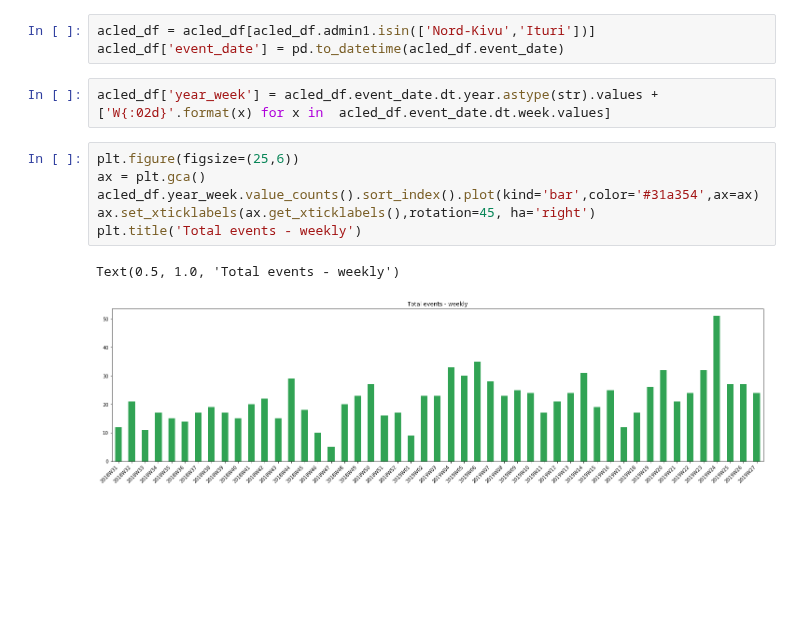
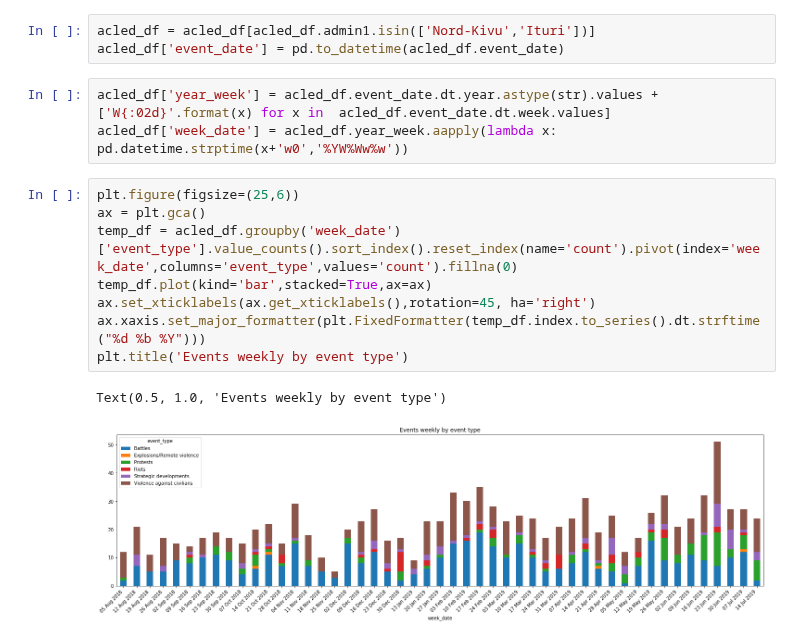
Before and after one commit to NSSAC/DRC_Ebola_2018, a Jupyter notebook: notebooks/acled_EDA.ipynb, the cells around one changed output. Saved outputs shown, nothing was run; the diff lists cells and outputs as text; blank space fills up the shorter version.

```diff
--- a/notebooks/acled_EDA.ipynb
+++ b/notebooks/acled_EDA.ipynb
@@ -37,12 +38,15 @@ acled_df = acled_df[acled_df.admin1.isin(['Nord-Kivu','Ituri'])]
 acled_df['event_date'] = pd.to_datetime(acled_df.event_date)
 # %%
 acled_df['year_week'] = acled_df.event_date.dt.year.astype(str).values + ['W{:02d}'.format(x) for x in  acled_df.event_date.dt.week.values]
+acled_df['week_date'] = acled_df.year_week.aapply(lambda x: pd.datetime.strptime(x+'w0','%YW%Ww%w'))
 # %%
 plt.figure(figsize=(25,6))
 ax = plt.gca()
-acled_df.year_week.value_counts().sort_index().plot(kind='bar',color='#31a354',ax=ax)
+temp_df = acled_df.groupby('week_date')['event_type'].value_counts().sort_index().reset_index(name='count').pivot(index='week_date',columns='event_type',values='count').fillna(0)
+temp_df.plot(kind='bar',stacked=True,ax=ax)
 ax.set_xticklabels(ax.get_xticklabels(),rotation=45, ha='right')
-plt.title('Total events - weekly')
+ax.xaxis.set_major_formatter(plt.FixedFormatter(temp_df.index.to_series().dt.strftime("%d %b %Y")))
+plt.title('Events weekly by event type')
 # %% [output]
-Text(0.5, 1.0, 'Total events - weekly')
+Text(0.5, 1.0, 'Events weekly by event type')
-[figure, old version]
+[figure, new version]
```
Also changed, not shown: parts of 1 cell of this notebook.
